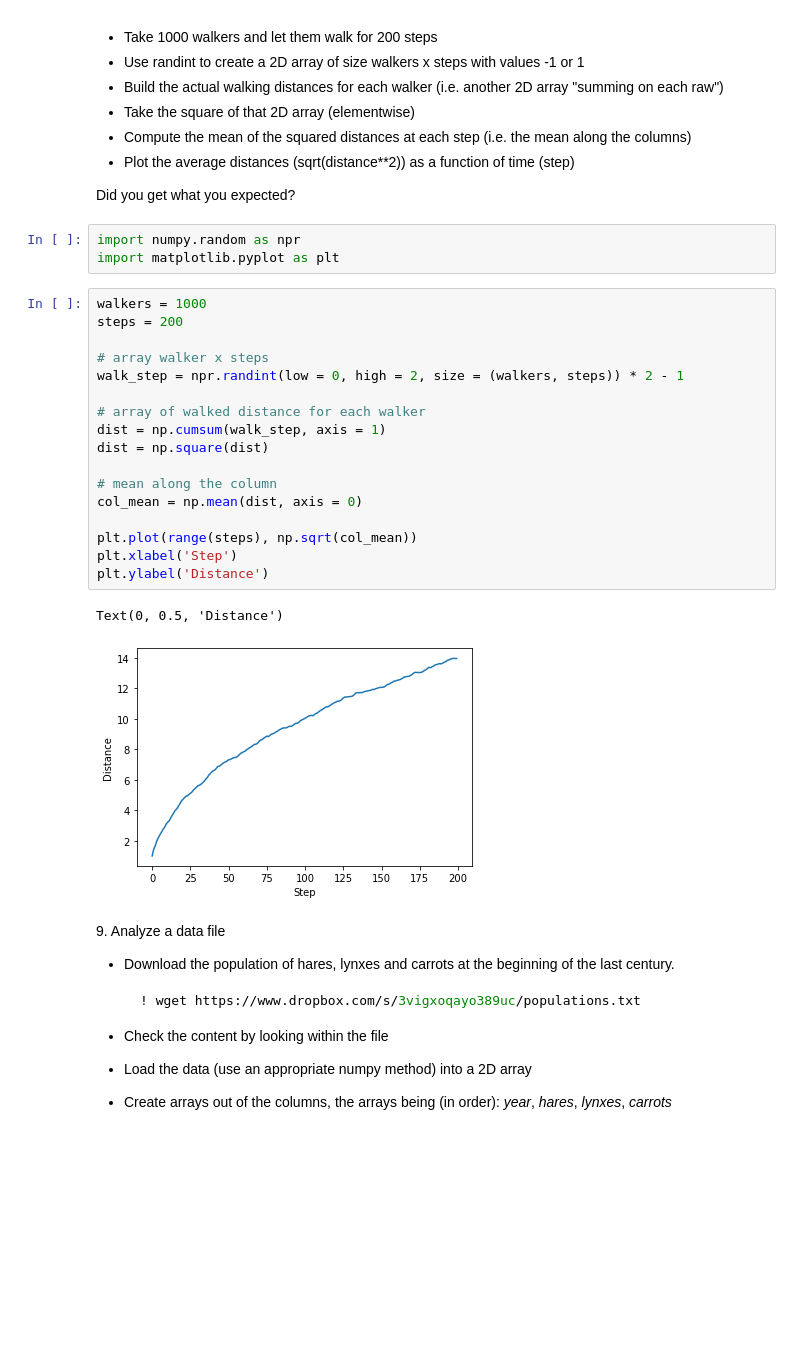
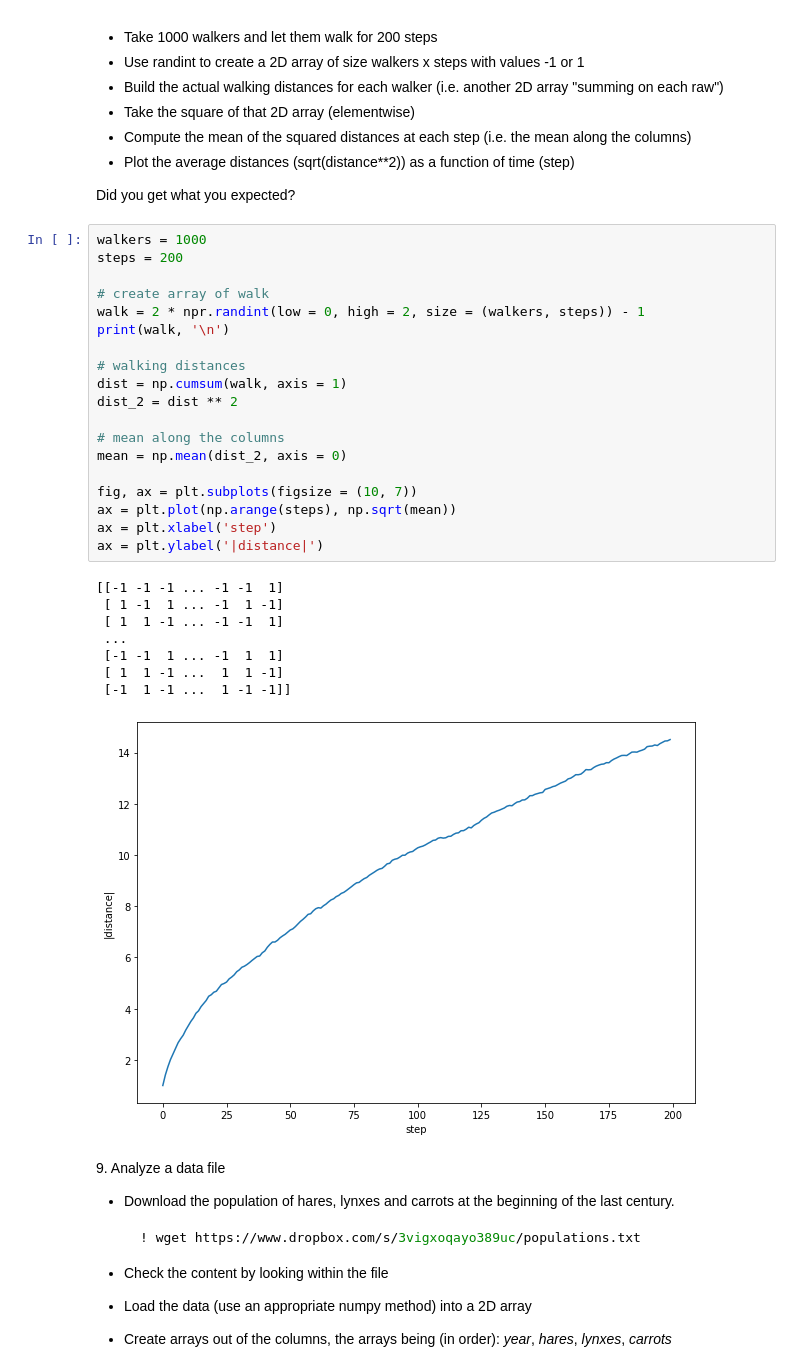
Before and after one commit to LauraRavagnani/LaboratoryOfComputationalPhysics_Y6, a Jupyter notebook: 04ex_Numpy.ipynb, the cells around one changed output. Cells and saved outputs as stored; diff of their text form; blank space fills up the shorter version.

Commit message:
ex numpy

```diff
--- a/04ex_Numpy.ipynb
+++ b/04ex_Numpy.ipynb
@@ -301,29 +316,34 @@ To do that, let's simulate many walkers and create a 2D array with each walker a
   * Plot the average distances (sqrt(distance\*\*2)) as a function of time (step)
 
 Did you get what you expected?
-# %%
-import numpy.random as npr
-import matplotlib.pyplot as plt
 # %%
 walkers = 1000
 steps = 200
 
-# array walker x steps
-walk_step = npr.randint(low = 0, high = 2, size = (walkers, steps)) * 2 - 1
+# create array of walk
+walk = 2 * npr.randint(low = 0, high = 2, size = (walkers, steps)) - 1
+print(walk, '\n')
 
-# array of walked distance for each walker
-dist = np.cumsum(walk_step, axis = 1)
-dist = np.square(dist)
+# walking distances
+dist = np.cumsum(walk, axis = 1)
+dist_2 = dist ** 2
 
-# mean along the column
-col_mean = np.mean(dist, axis = 0)
+# mean along the columns
+mean = np.mean(dist_2, axis = 0)
 
-plt.plot(range(steps), np.sqrt(col_mean))
-plt.xlabel('Step')
-plt.ylabel('Distance')
+fig, ax = plt.subplots(figsize = (10, 7))
+ax = plt.plot(np.arange(steps), np.sqrt(mean))
+ax = plt.xlabel('step')
+ax = plt.ylabel('|distance|')
 # %% [output]
-Text(0, 0.5, 'Distance')
+[[-1 -1 -1 ... -1 -1  1]
+ [ 1 -1  1 ... -1  1 -1]
+ [ 1  1 -1 ... -1 -1  1]
+ ...
+ [-1 -1  1 ... -1  1  1]
+ [ 1  1 -1 ...  1  1 -1]
+ [-1  1 -1 ...  1 -1 -1]]
-[figure, old version]
+[figure, new version]
 # %% [markdown]
 9\. Analyze a data file
   * Download the population of hares, lynxes and carrots at the beginning of the last century.
```
Also changed, not shown: parts of 23 cells of this notebook.
